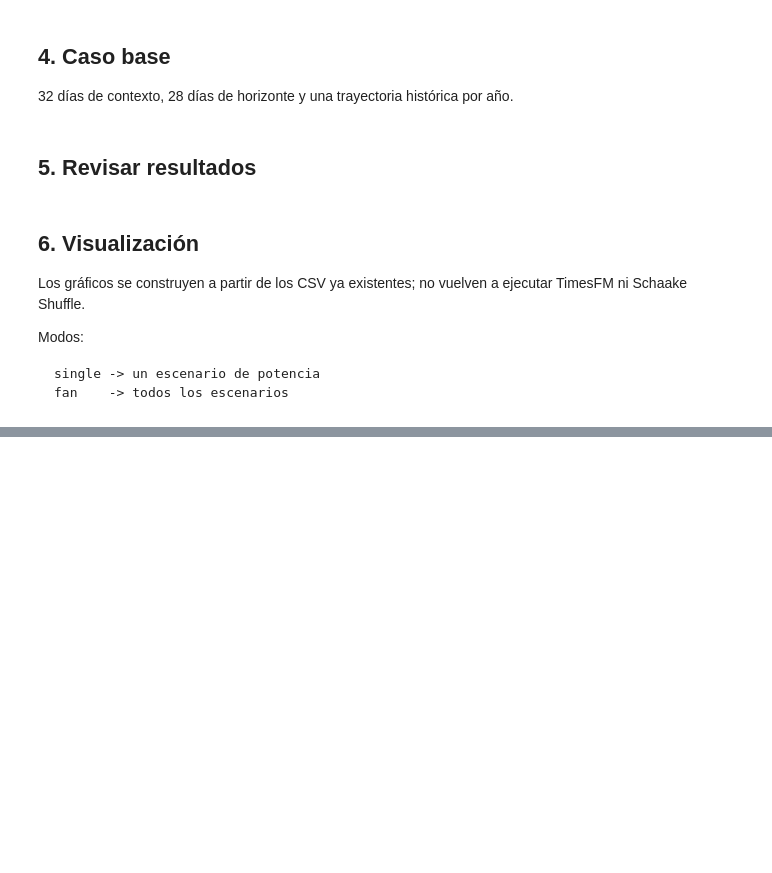
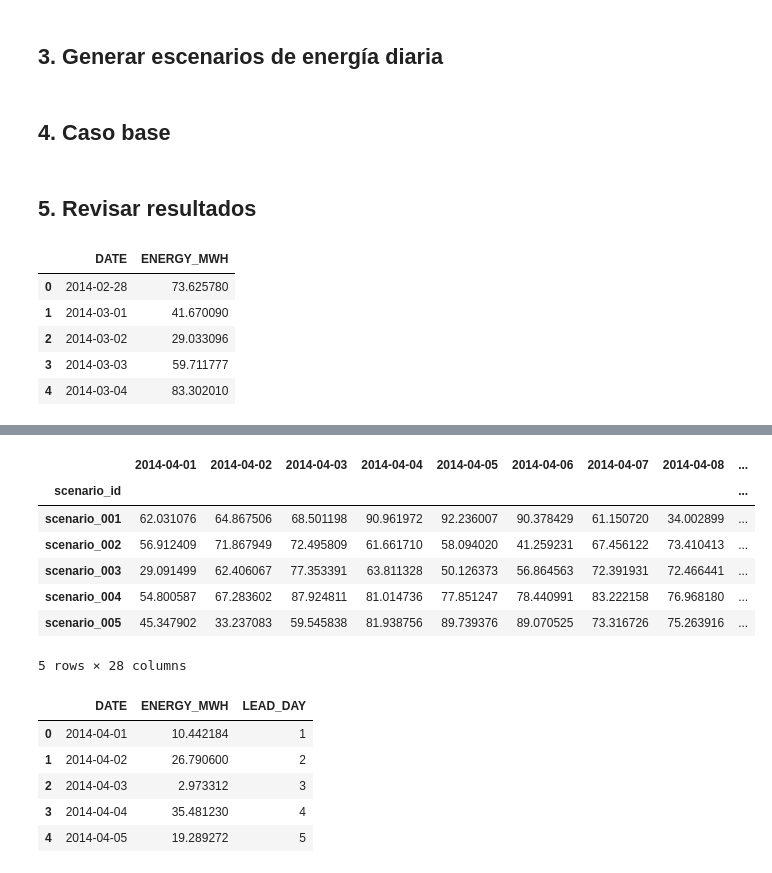
Before and after one commit to MaximilianoAMH/ExpWindScenariesGeneration, a Jupyter notebook: notebooks/TimesFM_Schaake_Quickstart.ipynb, the cells around one changed output, grey strips where cells are left out. Drawn from its saved outputs; the diff is of its cells as text; code cells hidden in the pictures; blank space fills up the shorter version.

````diff
--- a/notebooks/TimesFM_Schaake_Quickstart.ipynb
+++ b/notebooks/TimesFM_Schaake_Quickstart.ipynb
@@ -203 +145,3 @@ data/power_ab_daily.metadata.json
+# %% [markdown]
+## 3. Generar escenarios de energía diaria
 # %%
@@ -427,6 +286,4 @@ def generate_power_scenarios(
     return result
-# %% [markdown]
-## 4. Caso base
-
-32 días de contexto, 28 días de horizonte y una trayectoria histórica por año.
+# %% [markdown]
+## 4. Caso base
 # %%
@@ -461,11 +299,12 @@ display(result["ground_truth"].head())
-# %% [markdown]
-## 6. Visualización
-
-Los gráficos se construyen a partir de los CSV ya existentes; no vuelven a ejecutar TimesFM ni Schaake Shuffle.
-
-Modos:
-
-```text
-single -> un escenario de potencia
-fan    -> todos los escenarios
-```
+# %%
+display(result["context"].head())
+display(result["quantiles"].head())
+display(result["energy_scenarios"].head())
+display(result["ground_truth"].head())
+# %% [output]
+|  | DATE | ENERGY_MWH |
+| 0 | 2014-02-28 | 73.625780 |
+| 1 | 2014-03-01 | 41.670090 |
+| 2 | 2014-03-02 | 29.033096 |
+| 3 | 2014-03-03 | 59.711777 |
+| 4 | 2014-03-04 | 83.302010 |
@@ -471,0 +317,14 @@ fan    -> todos los escenarios
+|  | 2014-04-01 | 2014-04-02 | 2014-04-03 | 2014-04-04 | 2014-04-05 | 2014-04-06 | 2014-04-07 | 2014-04-08 | ... |
+| scenario_id |  |  |  |  |  |  |  |  | ... |
+| scenario_001 | 62.031076 | 64.867506 | 68.501198 | 90.961972 | 92.236007 | 90.378429 | 61.150720 | 34.002899 | ... |
+| scenario_002 | 56.912409 | 71.867949 | 72.495809 | 61.661710 | 58.094020 | 41.259231 | 67.456122 | 73.410413 | ... |
+| scenario_003 | 29.091499 | 62.406067 | 77.353391 | 63.811328 | 50.126373 | 56.864563 | 72.391931 | 72.466441 | ... |
+| scenario_004 | 54.800587 | 67.283602 | 87.924811 | 81.014736 | 77.851247 | 78.440991 | 83.222158 | 76.968180 | ... |
+| scenario_005 | 45.347902 | 33.237083 | 59.545838 | 81.938756 | 89.739376 | 89.070525 | 73.316726 | 75.263916 | ... |
+5 rows × 28 columns
+|  | DATE | ENERGY_MWH | LEAD_DAY |
+| 0 | 2014-04-01 | 10.442184 | 1 |
+| 1 | 2014-04-02 | 26.790600 | 2 |
+| 2 | 2014-04-03 | 2.973312 | 3 |
+| 3 | 2014-04-04 | 35.481230 | 4 |
+| 4 | 2014-04-05 | 19.289272 | 5 |
````
Also changed, not shown: parts of 26 cells of this notebook, 13 other files.
